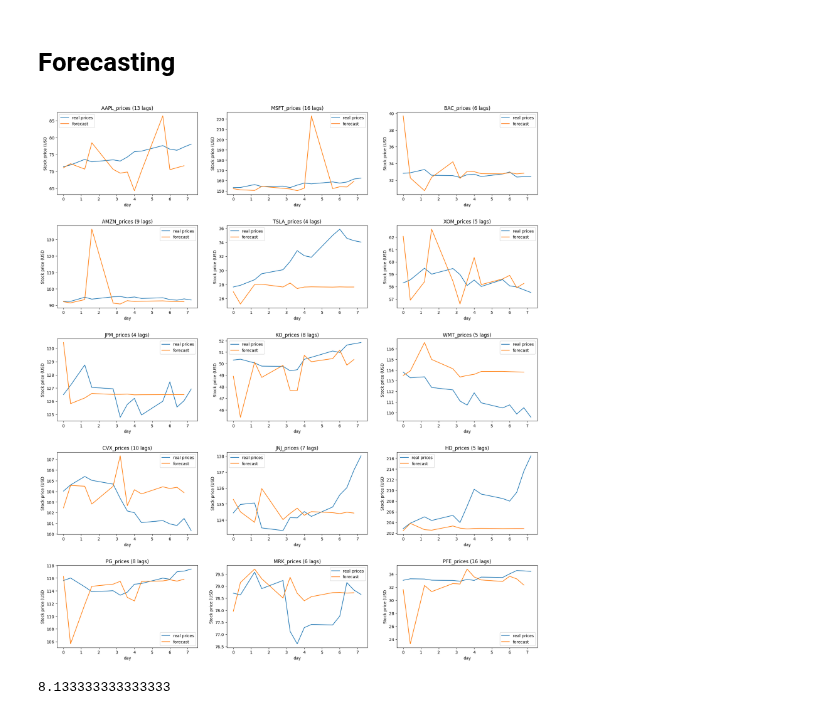
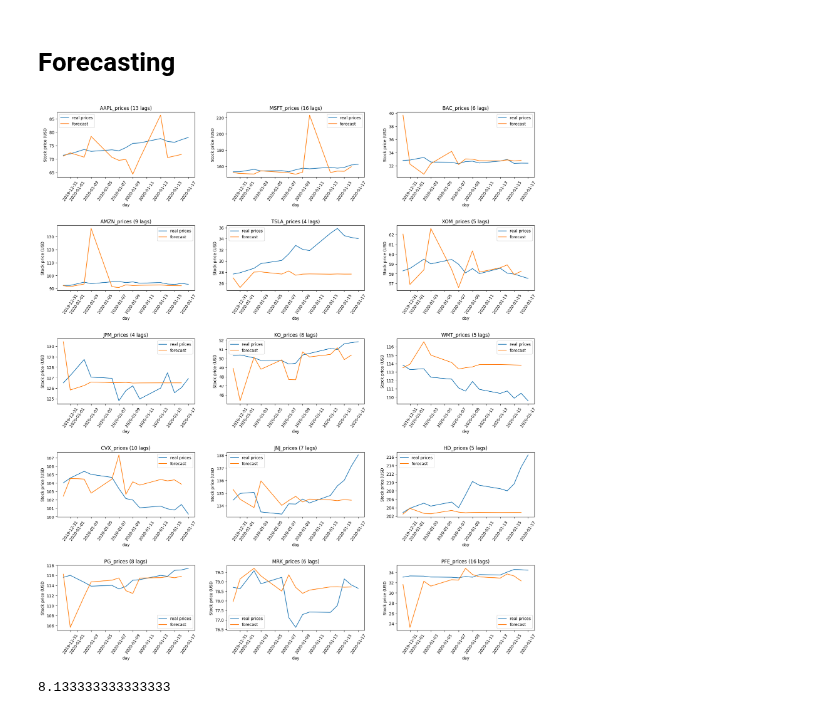
Before and after one commit to DerkNiessink/Project_SDA, a Jupyter notebook: src/Combined Stock Sentiment.ipynb, the cells around one changed output. Saved outputs shown, nothing was run; the diff lists cells and outputs as text; code cells hidden in the pictures.

```diff
--- a/src/Combined Stock Sentiment.ipynb
+++ b/src/Combined Stock Sentiment.ipynb
@@ -224,26 +226,26 @@ def forecast(results, merged_df):
     forecasted_prices = forecast_df.assign(price=forecast_df.price.pct_change(-1)+initial_value[0])
     forecasted_prices['price'].index = test_prices.index
 
-    return forecasted_prices["price"], test_prices
+    return forecasted_prices, test_prices
 # %%
 fig = plt.figure(figsize = (18, 20))
 i = 0
 for result, merged_df in zip(results, merged_dfs):
     i+=1
     forecasted, real_prices = forecast(result, merged_df)
     plt.subplot(5, 3, i)
     plt.title(f"{result.names[0]} ({result.k_ar} lags)" )
     plt.xlabel('day')
     plt.ylabel('Stock price (USD')
-    days = dt.date2num(real_prices.index)
-    days = [(t-days[0])/2.5 for t in days]
+    days = real_prices.index
     plt.plot(days, real_prices["Close"], label='real prices')
-    plt.plot(days, forecasted, label='forecast')
+    plt.plot(days, forecasted["price"], label='forecast')
+    plt.xticks(rotation=55)
     plt.legend()
 fig.tight_layout(pad = 3)
 plt.show()
 # %% [output]
-[figure, old version]
+[figure, new version]
 # %%
 lags = [result.k_ar for result in results]
 np.mean(lags)
```
Also changed, not shown: parts of 19 cells of this notebook.
